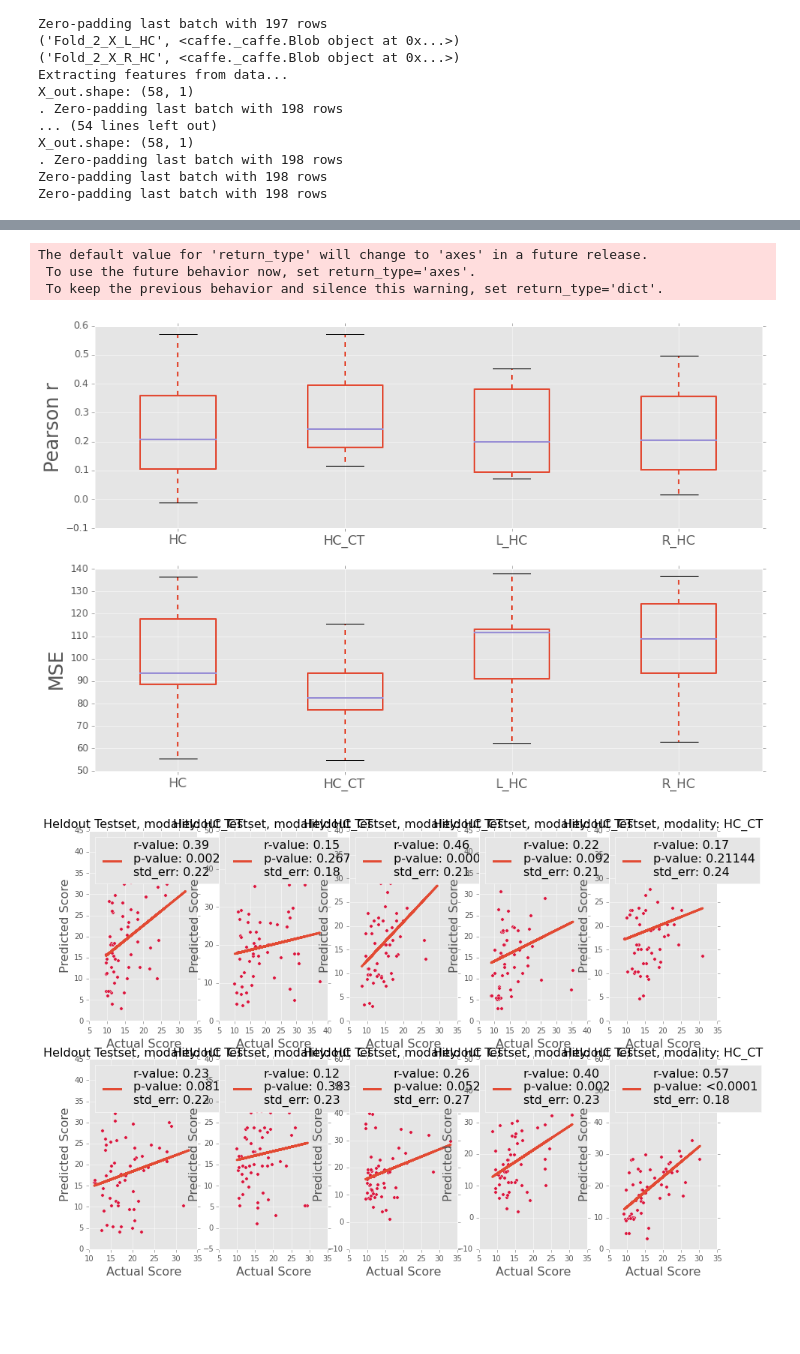
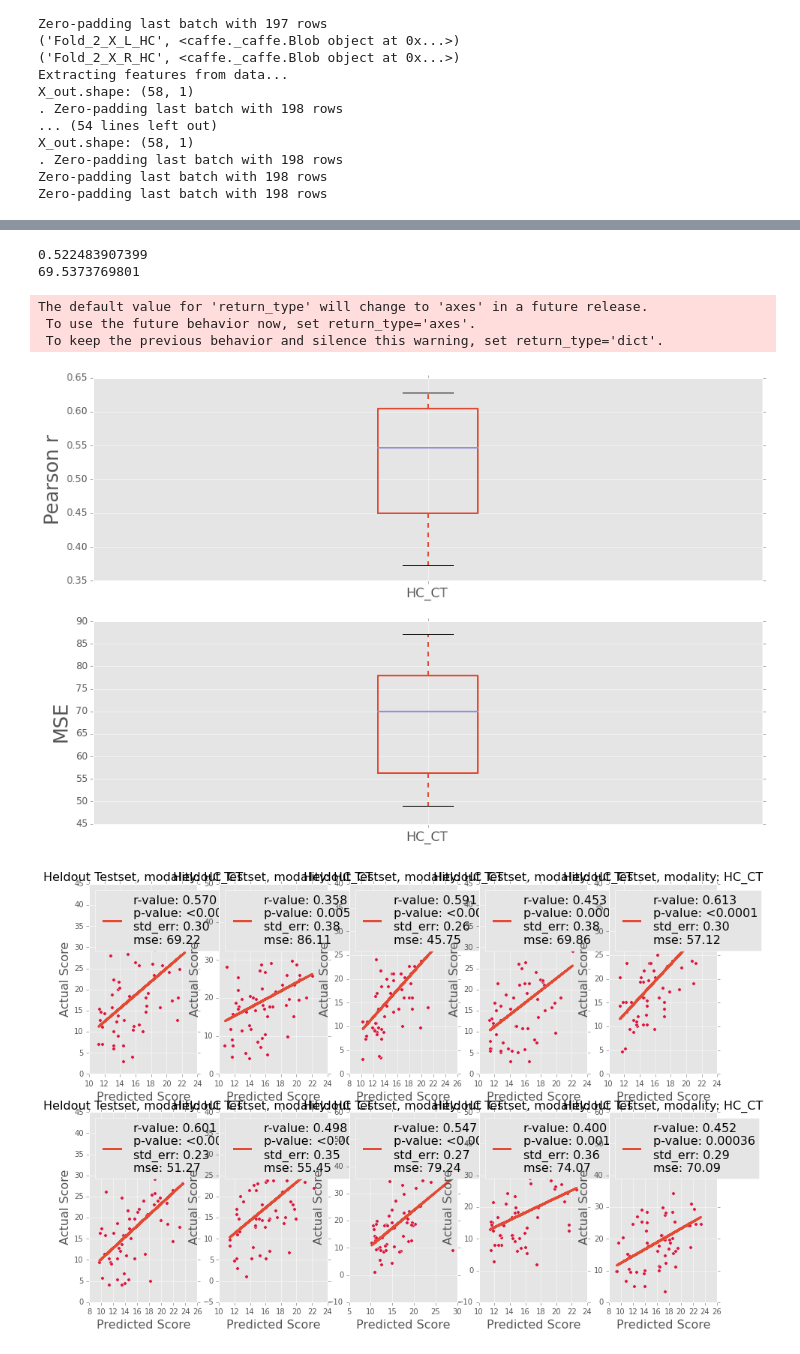
Before and after one commit to TIGRLab/NI-ML, a Jupyter notebook: models/notebooks/model_training_visuals.ipynb, the cells around one changed output, grey strips where cells are left out. Saved outputs shown, nothing was run; the diff lists cells and outputs as text; code cells hidden in the pictures; blank space fills up the shorter version.

```diff
--- a/models/notebooks/model_training_visuals.ipynb
+++ b/models/notebooks/model_training_visuals.ipynb
@@ -67,7 +67,7 @@ baseline_dir= '/projects/nikhil/ADNI_prediction/caffe_output/'
 n_folds = 10
 n_cols = 2
 n_rows = (n_folds+1)/n_cols
-tid = 21
+tid = 55
 modality = 'HC_CT'
 
 for lid in np.arange(1,n_folds+1,1):
@@ -142,12 +142,12 @@ baseline_dir= '/projects/nikhil/ADNI_prediction/'
 caffe_output_path = baseline_dir + 'caffe_output/'
 input_data_dir_path = baseline_dir + 'input_datasets/'
 target_file = caffe_output_path + 'test_1'
-modality = 'HC_CT'
+modality = 'HC'
 innerLoop = False
 outerLoop = True
 
 n_folds = 10
-tid = 21
+tid = 51
 batch_size = 256
 
 X_out = []
@@ -156,13 +156,11 @@ labels = []
 CV_r = []
 CV_MSE = []
 
-snapshot_iter = '5000'
+snapshot_iter = '10000'
 for lid in np.arange(1,n_folds+1,1):
 
-    ## Trial Mode
     model_file = '{}OuterFold{}/_iter_{}.caffemodel_{}_T{}'.format(caffe_output_path,lid,snapshot_iter,modality,tid)
     net_file = '{}OuterFold{}/net_partition.prototxt_{}_T{}'.format(caffe_output_path,lid,modality,tid)
-    ###
 
     fold_dir = '{}OuterFold{}'.format(caffe_output_path,lid)
     if innerLoop: #Inner fold Validation
@@ -245,19 +243,20 @@ input_data_dir_path = baseline_dir + 'input_datasets/'
 target_file = caffe_output_path + 'test_1'
 n_folds = 1
 innerLoop = False
-modality = 'L_HC'
+modality = 'HC_CT'
 heldout = True
-tid = '21'
+tid = '51'
 batch_size = 256
 X_out = []
 labels = []
 CV_MSE = []
 n_folds = 1
+snapshot_iter = '10000'
 if heldout: #Heldout testset
     fold_dir = '{}OuterFold0'.format(caffe_output_path)
     #sub.call(["cp", fold_dir+"/test_heldout.txt", fold_dir+"/test.txt"])
 
-    model_file = '{}OuterFold0/_iter_10000.caffemodel_{}_T{}'.format(caffe_output_path,modality,tid)
+    model_file = '{}OuterFold0/_iter_{}.caffemodel_{}_T{}'.format(caffe_output_path,snapshot_iter,modality,tid)
     net_file = '{}OuterFold0/net_partition.prototxt_{}_T{}'.format(caffe_output_path,modality,tid)
     input_data = '{}HC_CT_inflated_CV_OuterFolds_test_partition_fused.h5'.format(input_data_dir_path)
 
@@ -279,4 +278,5 @@ if heldout: #Heldout testset
     labels.append(actual_scores)
     label_dataset.close()
     print mse(predicted_scores,actual_scores)
+    print stats.pearsonr(np.squeeze(predicted_scores),np.squeeze(actual_scores))
 # %% [output]
@@ -284,3 +292,12 @@ RuntimeError: Could not open file /projects/nikhil/ADNI_prediction/caffe_output/
+# %%
+# Remove multiple entries if any..
+#del boxplot_config_r['HC_CT']
+#del boxplot_config_MSE['HC_CT']
+print np.median(zip(*CV_r)[0])
+print np.median(CV_MSE)
+# %% [output]
+0.522483907399
+69.5373769801
 # %%
 # Boxplots for CV statistics (r, mse, R2)
 import pandas as pd
@@ -311,10 +328,10 @@ plt.show()
 The default value for 'return_type' will change to 'axes' in a future release.
  To use the future behavior now, set return_type='axes'.
  To keep the previous behavior and silence this warning, set return_type='dict'.
-[figure, old version]
+[figure, new version]
 # %%
 # Plot correlations from the predictions
-save_plt_data = True
+save_plt_data = False
 n_rows = 2
 n_cols = (n_folds+1)/n_rows
 
@@ -340,37 +357,37 @@ for i in np.arange(n_folds):
     if save_plt_data: #save the data to be plotter later.. (montages etc..)
         montage_dir = '/projects/nikhil/ADNI_prediction/caffe_output/montage_data/'
         mydict = {'predicted_score': x, 'actual_score': y}
         output = open('{}corr_data_{}_T{}.pkl'.format(montage_dir,modality,tid), 'wb')
         pickle.dump(mydict, output)
         output.close()
 
     plt.subplot(n_rows,n_cols,i+1)
     #plt.subplot(n_rows,n_cols,2)
     plt.scatter(x, y, c='crimson',s=20)
     fit = np.polyfit(x,y,1)
     fit_fn = np.poly1d(fit)
     slope, intercept, r_value, p_value, std_err = stats.linregress(x,y)
     r_fold.append(r_value)
     if p_value < 0.0001:
         p_value_sig = '<0.0001'
     else:
         p_value_sig = '{:.5f}'.format(p_value)
 
-    label_str = 'r-value: {:04.2f}'.format(r_value) + '\n' + 'p-value: ' + p_value_sig + '\n' + 'std_err: {:04.2f}'.format(std_err)
+    label_str = 'r-value: {:04.3f}'.format(r_value) + '\n' + 'p-value: ' + p_value_sig + '\n' + 'std_err: {:04.2f}'.format(std_err) + '\n' + 'mse: {:04.2f}'.format(mse(x,y))
     # fit_fn is now a function which takes in x and returns an estimate for y
     plt.plot(x, fit_fn(x),linewidth=3, label=label_str)
 
     #title_str = '{}: {} Validation'.format(loop_name, i+1) # CV
     title_str = 'Heldout Testset, modality: {}'.format(modality)  #heldout Test set
     plt.title(title_str,fontsize=font_med)
-    plt.xlabel('Actual Score',fontsize=font_med)
-    plt.ylabel('Predicted Score',fontsize=font_med)
+    plt.xlabel('Predicted Score',fontsize=font_med)
+    plt.ylabel('Actual Score',fontsize=font_med)
     plt.legend(fontsize=font_med,loc=2)
 
 plt.show()
 # plt.savefig('/projects/nikhil/ADNI_prediction/visuals/Classification/corr_{}.png'.format(modality), bbox_inches='tight')
 # %% [output]
-[figure, old version]
+[figure, new version]
 # %%
 # QC HC volume indexing and correlation with the ADAS score.. must be around -0.25
 import pickle
```
Also changed, not shown: parts of 4 cells of this notebook, 4 other files.
